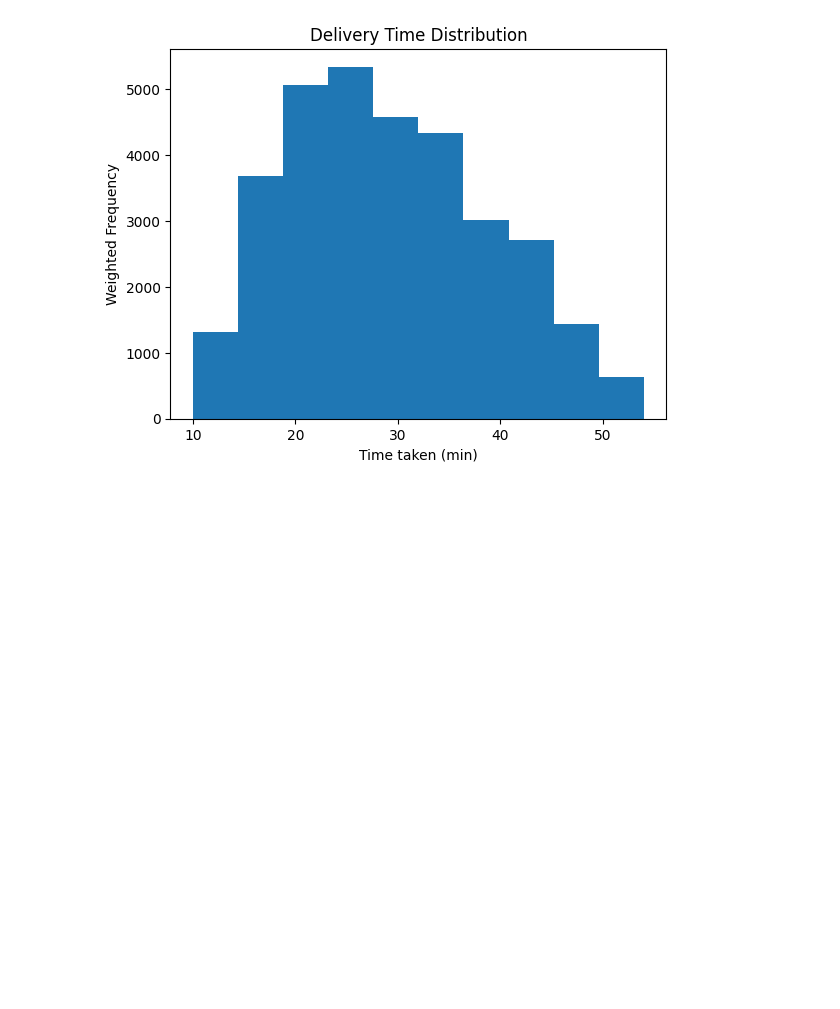
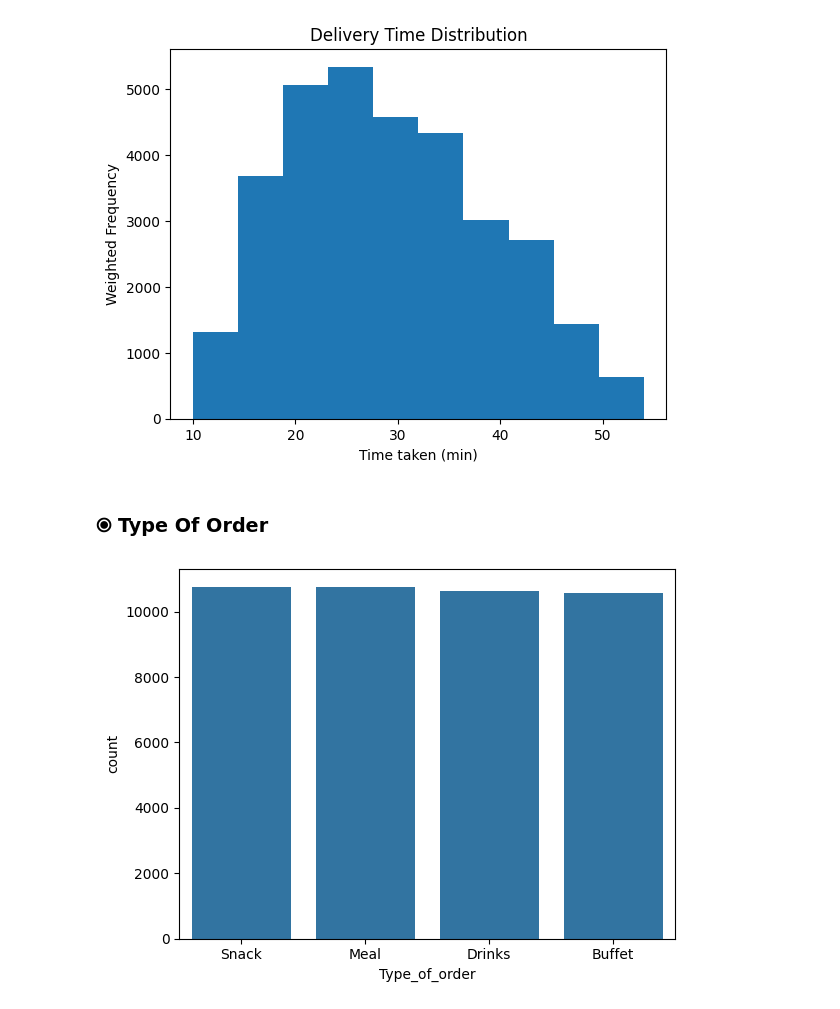
Before and after one commit to RanjitChavan7399/DEVL-MiniProject, a Jupyter notebook: miniproject.ipynb, the cells around one changed output. Cells and saved outputs as stored; diff of their text form; code cells hidden in the pictures; blank space fills up the shorter version.

```diff
--- a/miniproject.ipynb
+++ b/miniproject.ipynb
@@ -699,3 +695,10 @@ plt.ylabel('Weighted Frequency')
 plt.show()
 # %% [output]
 [figure]
+# %% [markdown]
+### 	&#10687; Type Of Order
+# %%
+sns.countplot(x = df["Type_of_order"])
+plt.show()
+# %% [output]
+[figure, added]
```
Also changed, not shown: parts of 16 cells of this notebook.
